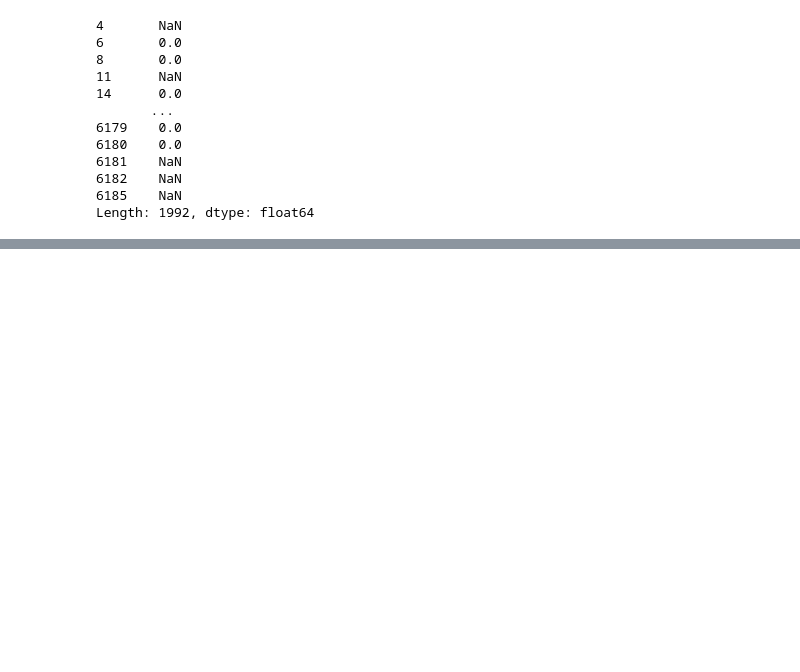
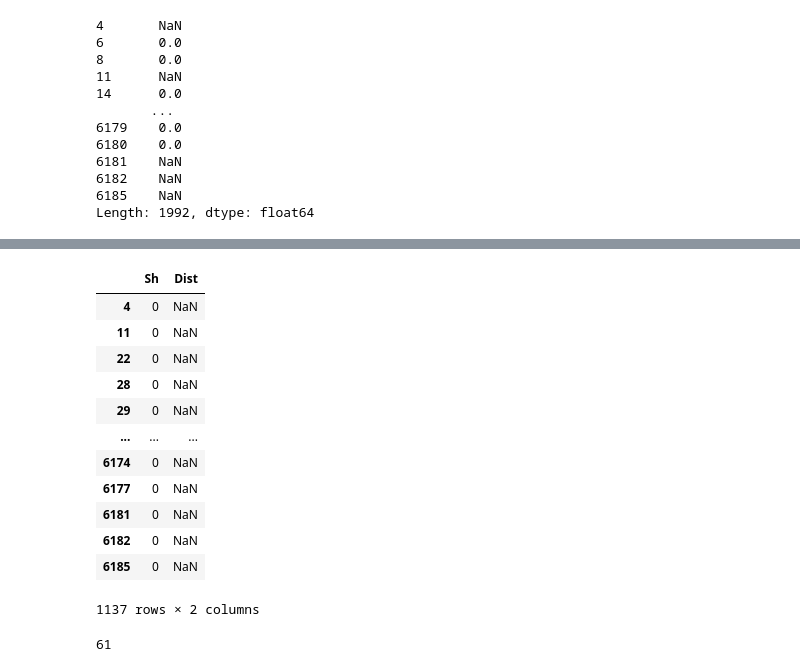
Before and after one commit to dnsrsdata/Football_Player_Rec_Syst, a Jupyter notebook: notebooks/ETL_Playground.ipynb, the cells around one changed output, grey strips where cells are left out. Saved outputs shown, nothing was run; the diff lists cells and outputs as text; code cells hidden in the pictures; blank space fills up the shorter version.

```diff
--- a/notebooks/ETL_Playground.ipynb
+++ b/notebooks/ETL_Playground.ipynb
@@ -832,0 +841,25 @@ all_players_data['G/SoT'] = all_players_data['G/SoT'].fillna(0)
+# %%
+# Creating a list with columns of interest
+columns_to_show = ['Sh', 'Dist']
+# %%
+# Fetching columns and missing values
+all_players_data[all_players_data['Dist'].isna()].loc[:, columns_to_show]
+# %% [output]
+|  | Sh | Dist |
+| 4 | 0 | NaN |
+| 11 | 0 | NaN |
+| 22 | 0 | NaN |
+| 28 | 0 | NaN |
+| 29 | 0 | NaN |
+| ... | ... | ... |
+| 6174 | 0 | NaN |
+| 6177 | 0 | NaN |
+| 6181 | 0 | NaN |
+| 6182 | 0 | NaN |
+| 6185 | 0 | NaN |
+1137 rows × 2 columns
+# %%
+# Adding column values
+all_players_data[all_players_data['Dist'].isna()].loc[:, columns_to_show].Sh.sum()
+# %% [output]
+61
```
Also changed, not shown: parts of 21 cells of this notebook.
